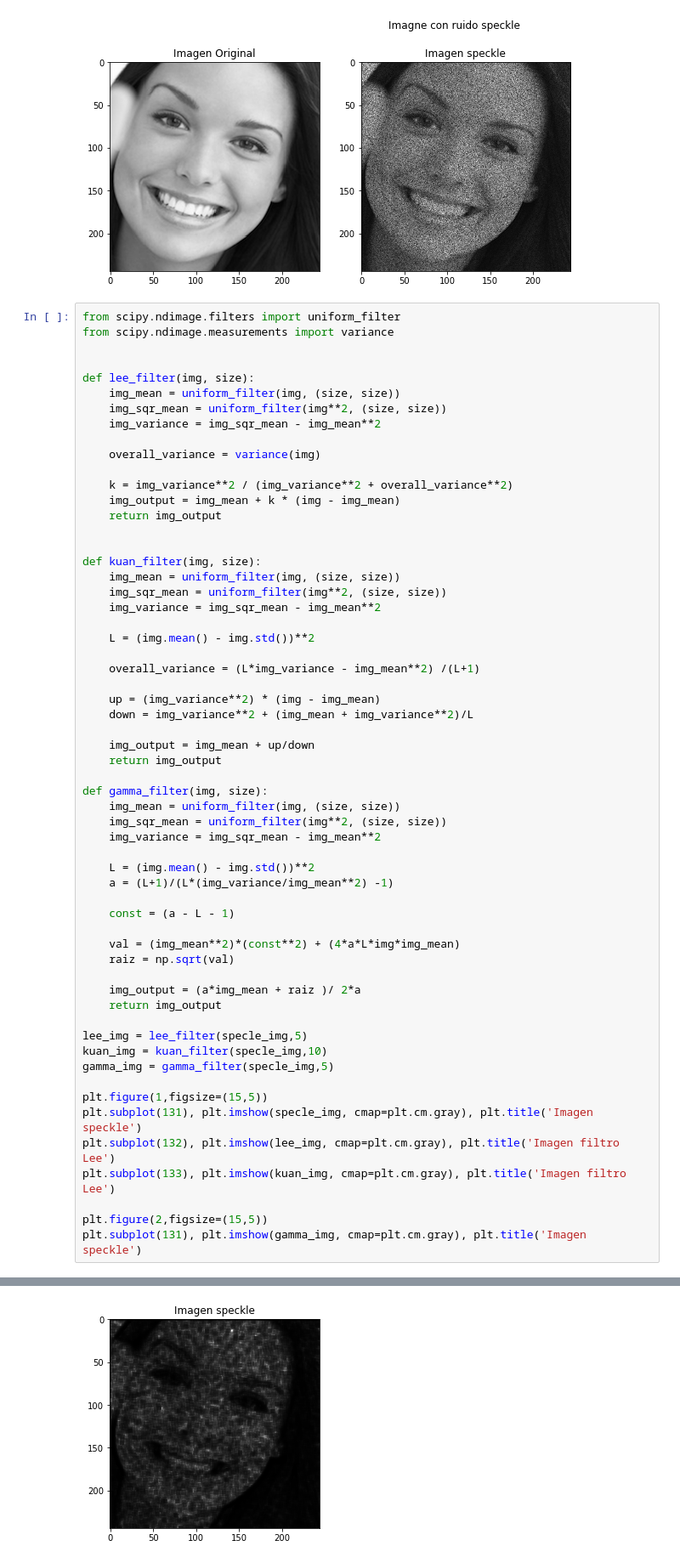
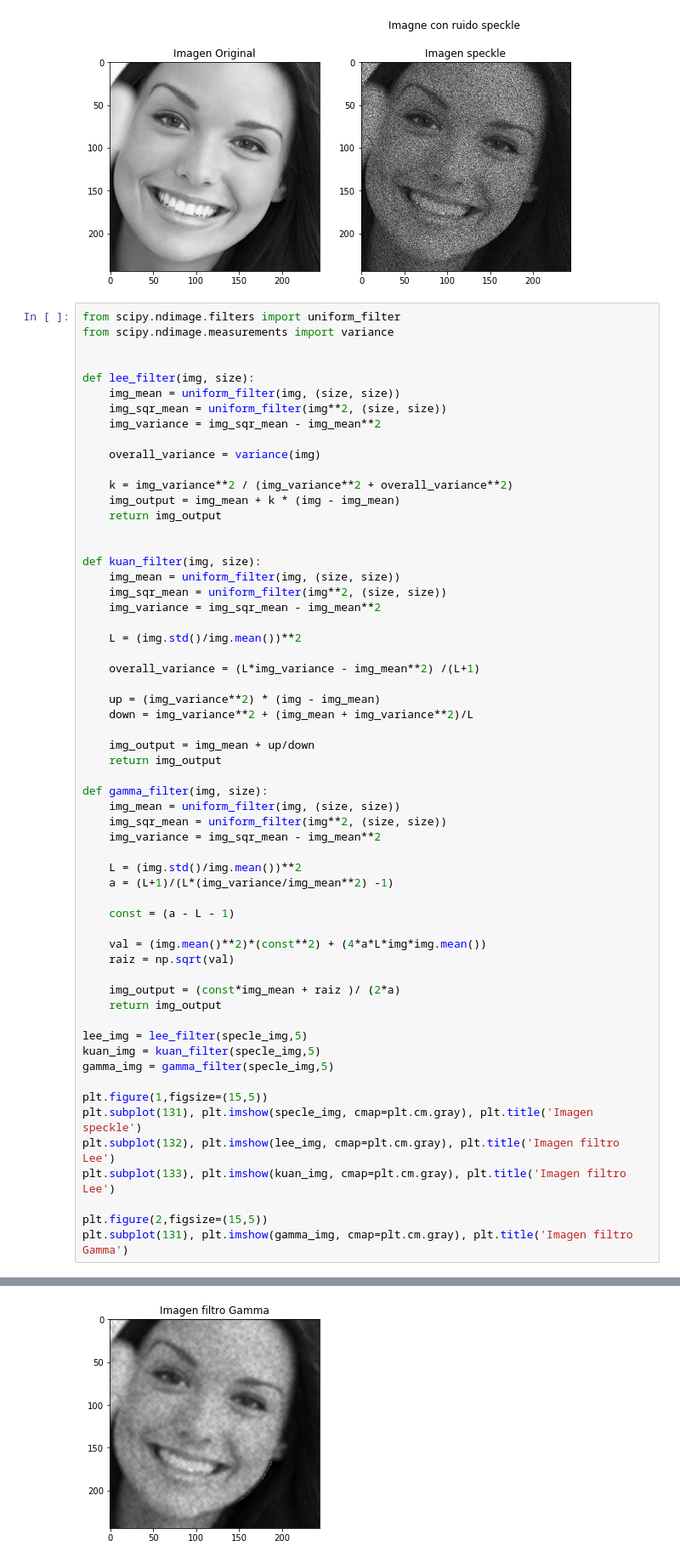
Before and after one commit to seradiazpin/MachineVisionUnal, a Jupyter notebook: Tarea4/Tarea4.ipynb, the cells around one changed output, grey strips where cells are left out. Shown: that part at 85% size. Drawn from its saved outputs; the diff is of its cells as text.

```diff
--- a/Tarea4/Tarea4.ipynb
+++ b/Tarea4/Tarea4.ipynb
@@ -66,7 +66,7 @@ def kuan_filter(img, size):
     img_sqr_mean = uniform_filter(img**2, (size, size))
     img_variance = img_sqr_mean - img_mean**2
 
-    L = (img.mean() - img.std())**2
+    L = (img.std()/img.mean())**2
 
     overall_variance = (L*img_variance - img_mean**2) /(L+1)
 
@@ -81,19 +81,19 @@ def gamma_filter(img, size):
     img_sqr_mean = uniform_filter(img**2, (size, size))
     img_variance = img_sqr_mean - img_mean**2
 
-    L = (img.mean() - img.std())**2
+    L = (img.std()/img.mean())**2
     a = (L+1)/(L*(img_variance/img_mean**2) -1)
 
     const = (a - L - 1)
 
-    val = (img_mean**2)*(const**2) + (4*a*L*img*img_mean)
+    val = (img.mean()**2)*(const**2) + (4*a*L*img*img.mean())
     raiz = np.sqrt(val)
 
-    img_output = (a*img_mean + raiz )/ 2*a
+    img_output = (const*img_mean + raiz )/ (2*a)
     return img_output
 
 lee_img = lee_filter(specle_img,5)
-kuan_img = kuan_filter(specle_img,10)
+kuan_img = kuan_filter(specle_img,5)
 gamma_img = gamma_filter(specle_img,5)
 
 plt.figure(1,figsize=(15,5))
@@ -102,7 +102,7 @@ plt.subplot(132), plt.imshow(lee_img, cmap=plt.cm.gray), plt.title('Imagen filtr
 plt.subplot(133), plt.imshow(kuan_img, cmap=plt.cm.gray), plt.title('Imagen filtro Lee')
 
 plt.figure(2,figsize=(15,5))
-plt.subplot(131), plt.imshow(gamma_img, cmap=plt.cm.gray), plt.title('Imagen speckle')
+plt.subplot(131), plt.imshow(gamma_img, cmap=plt.cm.gray), plt.title('Imagen filtro Gamma')
 # %% [output]
 (<matplotlib.axes._subplots.AxesSubplot at 0x...>,
  <matplotlib.image.AxesImage at 0x...>,
@@ -111,4 +111,4 @@ plt.subplot(131), plt.imshow(gamma_img, cmap=plt.cm.gray), plt.title('Imagen spe
-[figure, old version]
+[figure, new version]
 # %% [markdown]
 <li>2. Implementar, en OpenCV, cinco de las técnicas de estimación del nivel de ruido vistas en clase.</li>
 <h1 style="font-size:100%; background-color:rgba(70, 0, 700, 0.2); color:black; text-align:center; line-height : 30px;"></h1>
```
Also changed, not shown: parts of 3 cells of this notebook.
